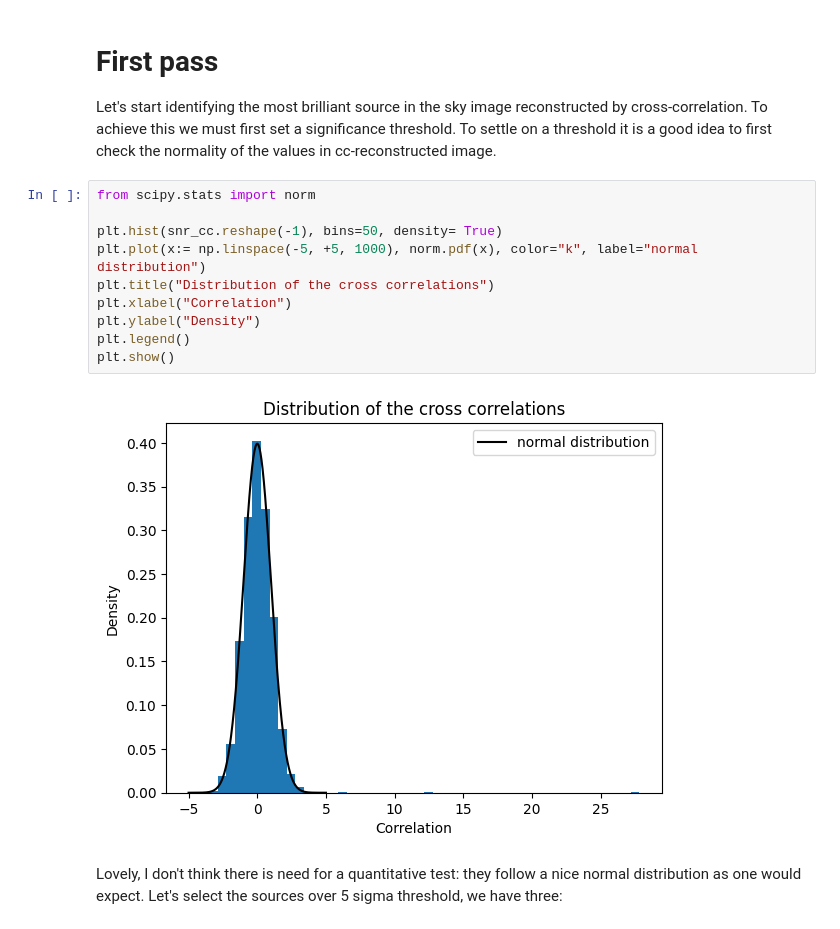
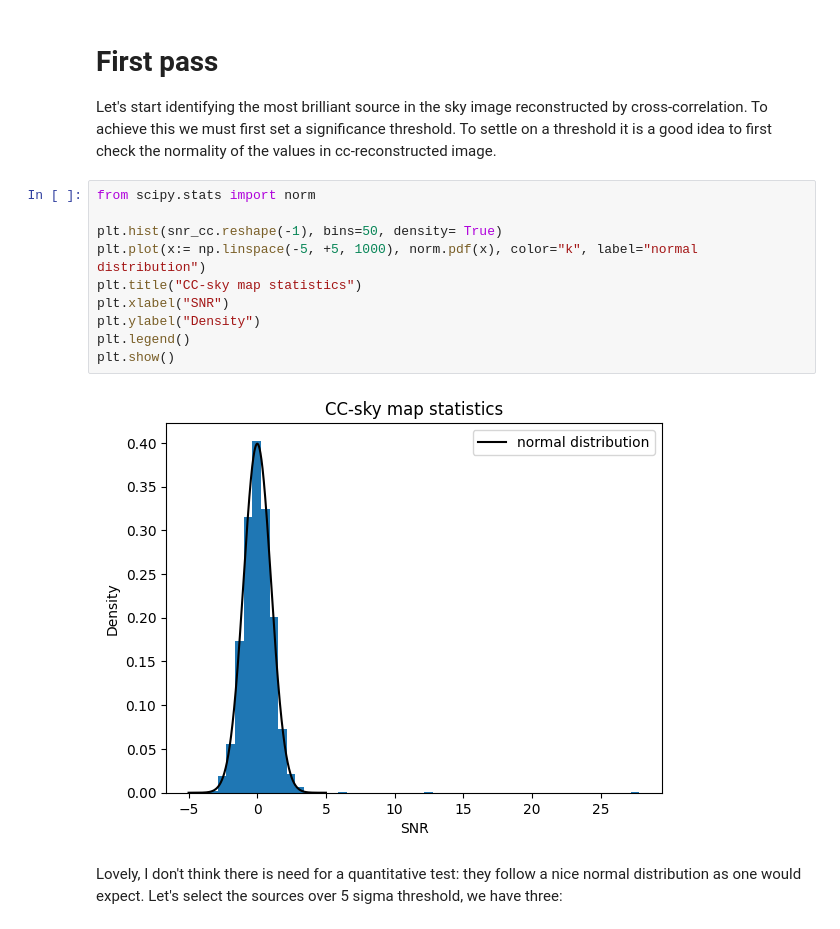
Before and after one commit to peppedilillo/masks, a Jupyter notebook: notebooks/iros.ipynb, the cells around one changed output. Saved outputs shown, nothing was run; the diff lists cells and outputs as text.

```diff
--- a/notebooks/iros.ipynb
+++ b/notebooks/iros.ipynb
@@ -140,15 +140,15 @@ Let's start identifying the most brilliant source in the sky image reconstructed
 # %%
 from scipy.stats import norm
 
 plt.hist(snr_cc.reshape(-1), bins=50, density= True)
 plt.plot(x:= np.linspace(-5, +5, 1000), norm.pdf(x), color="k", label="normal distribution")
-plt.title("Distribution of the cross correlations")
-plt.xlabel("Correlation")
+plt.title("CC-sky map statistics")
+plt.xlabel("SNR")
 plt.ylabel("Density")
 plt.legend()
 plt.show()
 # %% [output]
-[figure, old version]
+[figure, new version]
 # %% [markdown]
 Lovely, I don't think there is need for a quantitative test: they follow a nice normal distribution as one would expect. Let's select the sources over 5 sigma threshold, we have three:
 # %%
```
Also changed, not shown: parts of 2 cells of this notebook.
